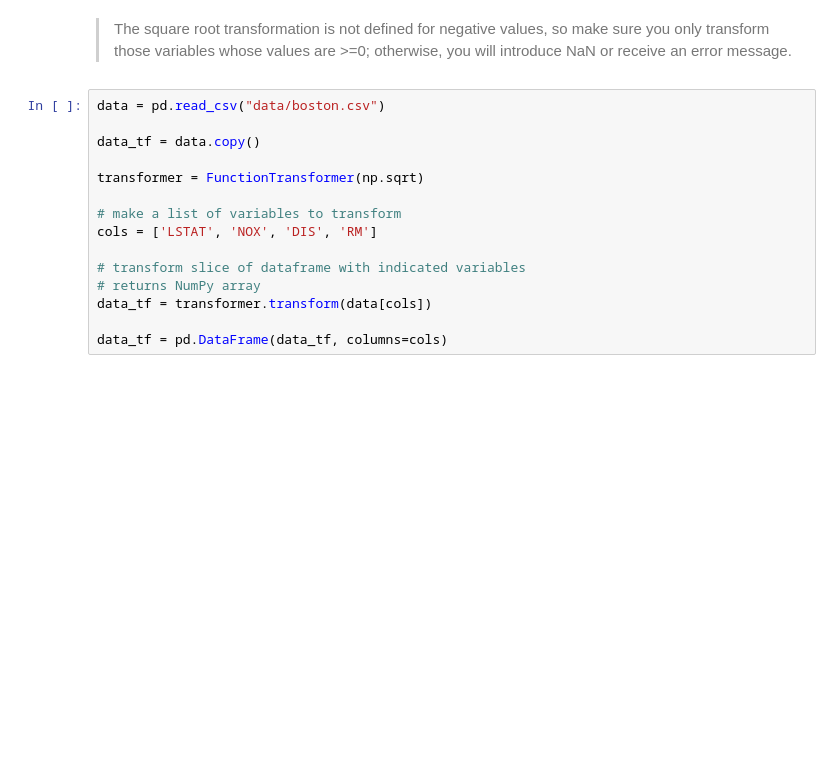
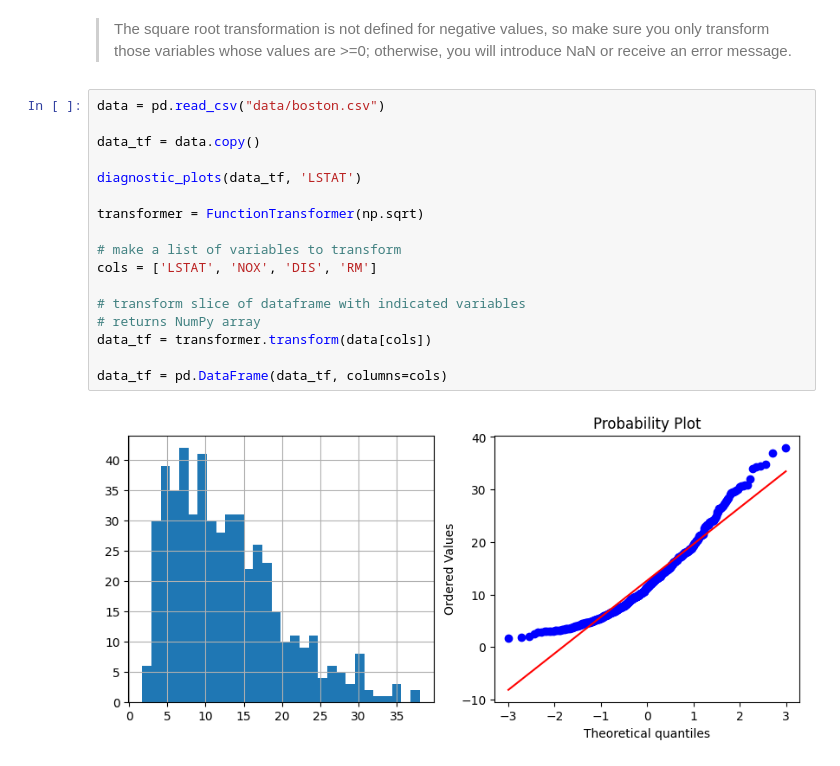
Before and after one commit to icta-tecaji/python-machine-learning-public, a Jupyter notebook: 03_Feature_Engineering/05_Transforming_Numerical_Variables_CLEAN.ipynb, the cells around one changed output. Saved outputs shown, nothing was run; the diff lists cells and outputs as text; blank space fills up the shorter version.

```diff
--- a/03_Feature_Engineering/05_Transforming_Numerical_Variables_CLEAN.ipynb
+++ b/03_Feature_Engineering/05_Transforming_Numerical_Variables_CLEAN.ipynb
@@ -131,17 +159,21 @@ you will introduce NaN or receive an error message.
 # %%
 data = pd.read_csv("data/boston.csv")
 
 data_tf = data.copy()
+
+diagnostic_plots(data_tf, 'LSTAT')
 
 transformer = FunctionTransformer(np.sqrt)
 
 # make a list of variables to transform
 cols = ['LSTAT', 'NOX', 'DIS', 'RM']
 
 # transform slice of dataframe with indicated variables
 # returns NumPy array
 data_tf = transformer.transform(data[cols])
 
 data_tf = pd.DataFrame(data_tf, columns=cols)
+# %% [output]
+[figure, added]
 # %%
 diagnostic_plots(data_tf, 'LSTAT')
```
Also changed, not shown: parts of 14 cells of this notebook.
